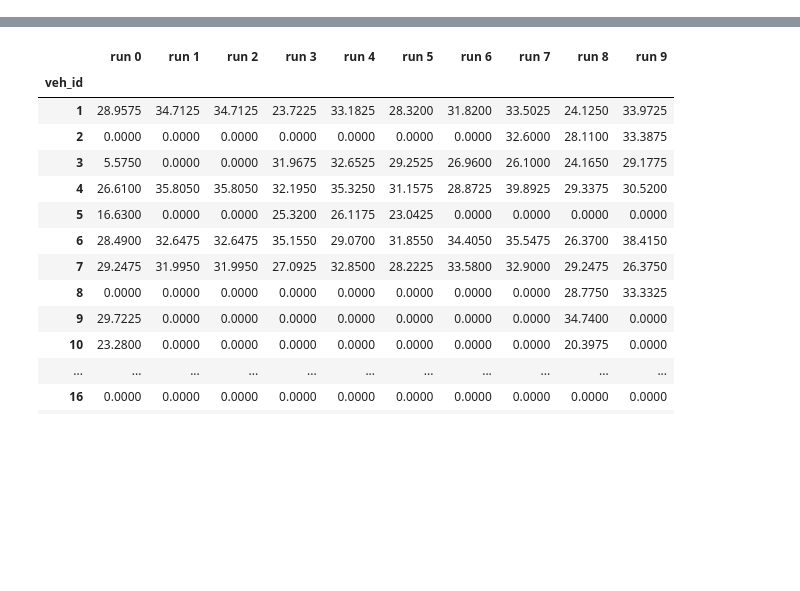
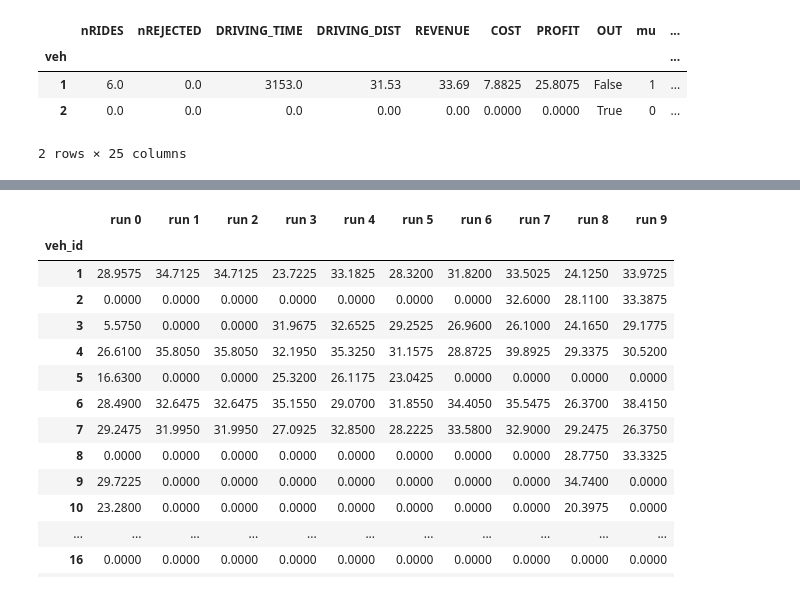
Before and after one commit to shtbt/MaaSSim, a Jupyter notebook: docs/tutorials/d2d#f#.ipynb, the cells around one changed output, grey strips where cells are left out. Cells and saved outputs as stored; diff of their text form; code cells hidden in the pictures; blank space fills up the shorter version.

```diff
--- a/docs/tutorials/d2d#f#.ipynb
+++ b/docs/tutorials/d2d#f#.ipynb
@@ -39,7 +40,7 @@ params.d2d.res_wage_eps = 0.1
 params.d2d.omega = 0.3 # degree of learning: 0<omega<1
 params.d2d.fuel_cost = 0.25 #euro/km
 
-# revenue calculated in the kpi (veh_exp) only consideres the platform.fare.I may fix it. however, the fare
+# revenue calculated in the kpi (veh_exp) only considers the platform.fare.I may fix it. however, the fare
 # calculation in the f_match works well.
 
 params.nPM = 1 # number of platforms. platform id starts from 1
@@ -48,9 +49,9 @@ params.platforms.fare = 2 #euro/km
 params.platforms.min_fare = 6 # euro
 params.platforms.comm_rate = 0.25
 
-params.nP = 100
-params.nV = 25
-params.nD = 50
+params.nP = 10#100
+params.nV = 2 #25
+params.nD = 2#50
 params.simTime = 1
 # %%
 sim= MaaSSim.simulators.simulate(params=params, logger_level=logging.WARNING)
@@ -63,3 +64,4 @@ sim= MaaSSim.simulators.simulate(params=params, logger_level=logging.WARNING)
 # %%
-sim = MaaSSim.simulators.simulate(params=params, f_driver_out=driver_opt_out, logger_level=logging.WARNING)
+#sim = MaaSSim.simulators.simulate(params=params, f_driver_out=driver_opt_out)#, logger_level=logging.WARNING)
+sim = MaaSSim.simulators.simulate(params=params, f_driver_out=driver_opt_out, kpi_veh=d2d_kpi_veh)
 # %% [output]
@@ -105,3 +97,11 @@ sim.res[0].
+# %%
+sim.res[0].veh_exp
+# %% [output]
+|  | nRIDES | nREJECTED | DRIVING_TIME | DRIVING_DIST | REVENUE | COST | PROFIT | OUT | mu | ... |
+| veh |  |  |  |  |  |  |  |  |  | ... |
+| 1 | 6.0 | 0.0 | 3153.0 | 31.53 | 33.69 | 7.8825 | 25.8075 | False | 1 | ... |
+| 2 | 0.0 | 0.0 | 0.0 | 0.00 | 0.00 | 0.0000 | 0.0000 | True | 0 | ... |
+2 rows × 25 columns
 # %%
 sim.income.expected
 # %% [output]
```
Also changed, not shown: parts of 10 cells of this notebook, 3 other files.
